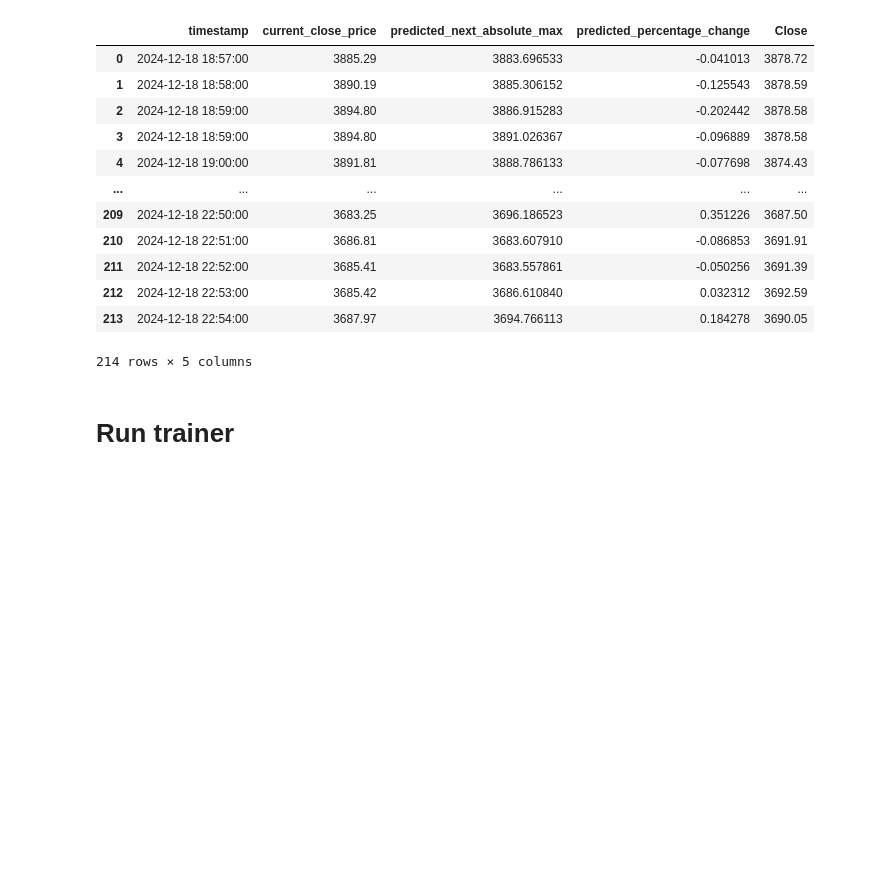
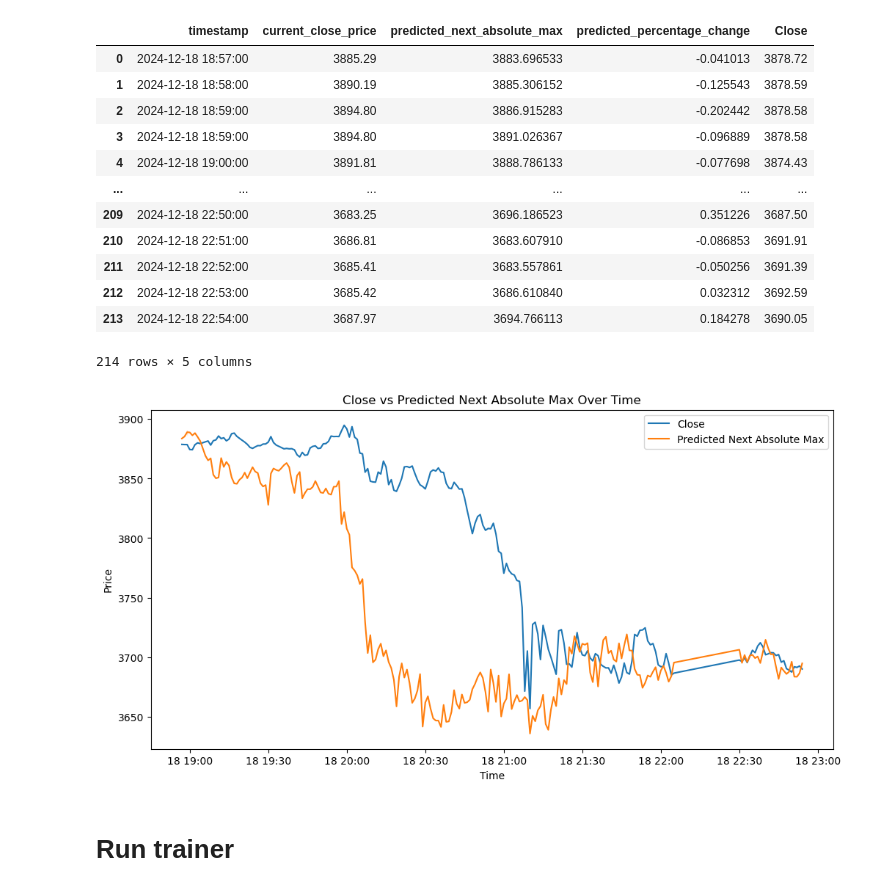
Before and after one commit to ernestomccormick/income_prod, a Jupyter notebook: ui.ipynb, the cells around one changed output. Saved outputs shown, nothing was run; the diff lists cells and outputs as text; code cells hidden in the pictures; blank space fills up the shorter version.

Commit message:
Fixed ui chart

```diff
--- a/ui.ipynb
+++ b/ui.ipynb
@@ -167,6 +167,24 @@ merged_df
 | 212 | 2024-12-18 22:53:00 | 3685.42 | 3686.610840 | 0.032312 | 3692.59 |
 | 213 | 2024-12-18 22:54:00 | 3687.97 | 3694.766113 | 0.184278 | 3690.05 |
 214 rows × 5 columns
+# %%
+import seaborn as sns
+import matplotlib.pyplot as plt
+
+# Ensure that timestamp is in datetime format
+merged_df['timestamp'] = pd.to_datetime(merged_df['timestamp'])
+
+plt.figure(figsize=(12, 6))
+sns.lineplot(data=merged_df, x='timestamp', y='Close', label='Close')
+sns.lineplot(data=merged_df, x='timestamp', y='predicted_next_absolute_max', label='Predicted Next Absolute Max')
+
+plt.title("Close vs Predicted Next Absolute Max Over Time")
+plt.xlabel("Time")
+plt.ylabel("Price")
+plt.legend()
+plt.show()
+# %% [output]
+[figure, added]
 # %% [markdown]
 # Run trainer
 # %%
```
